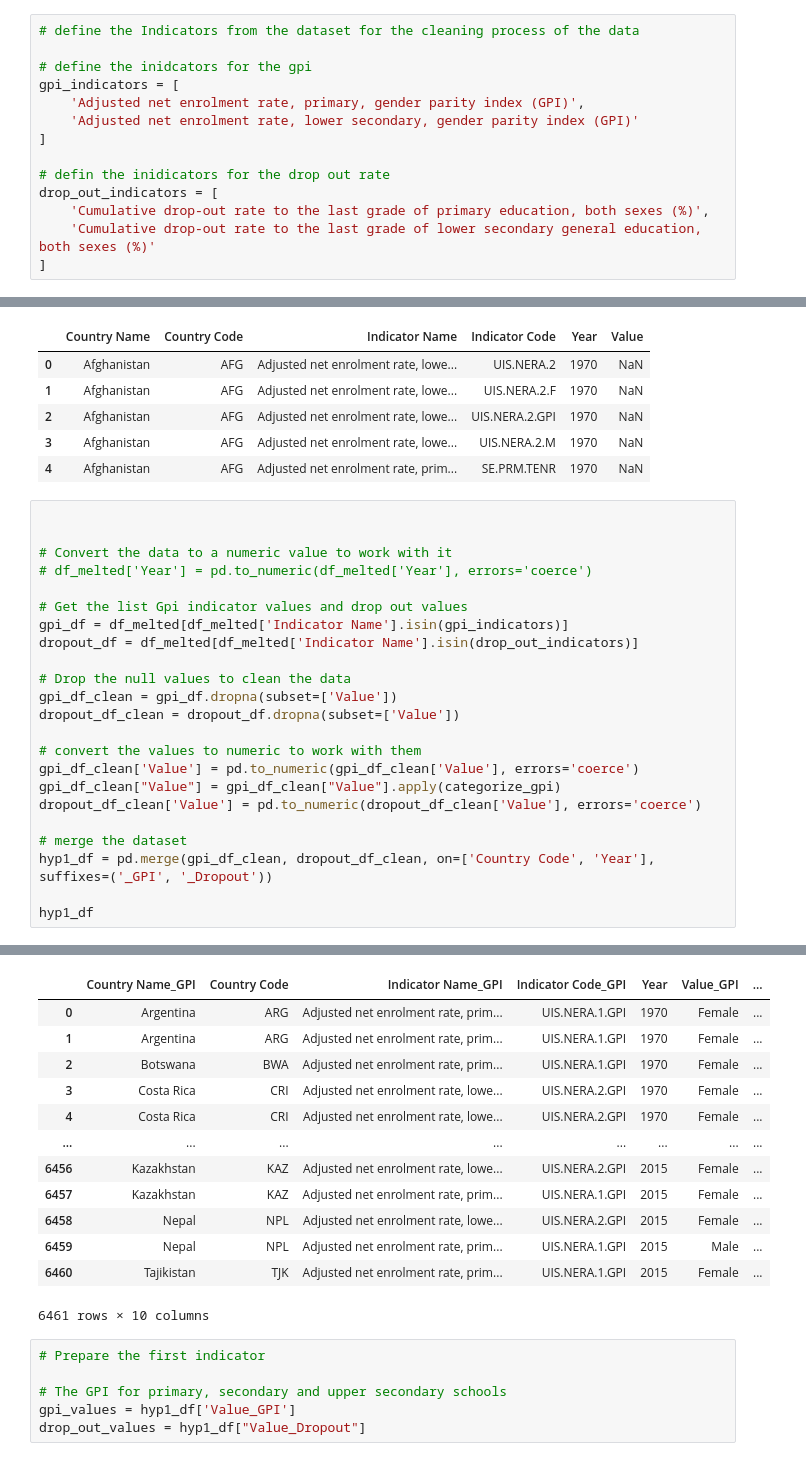
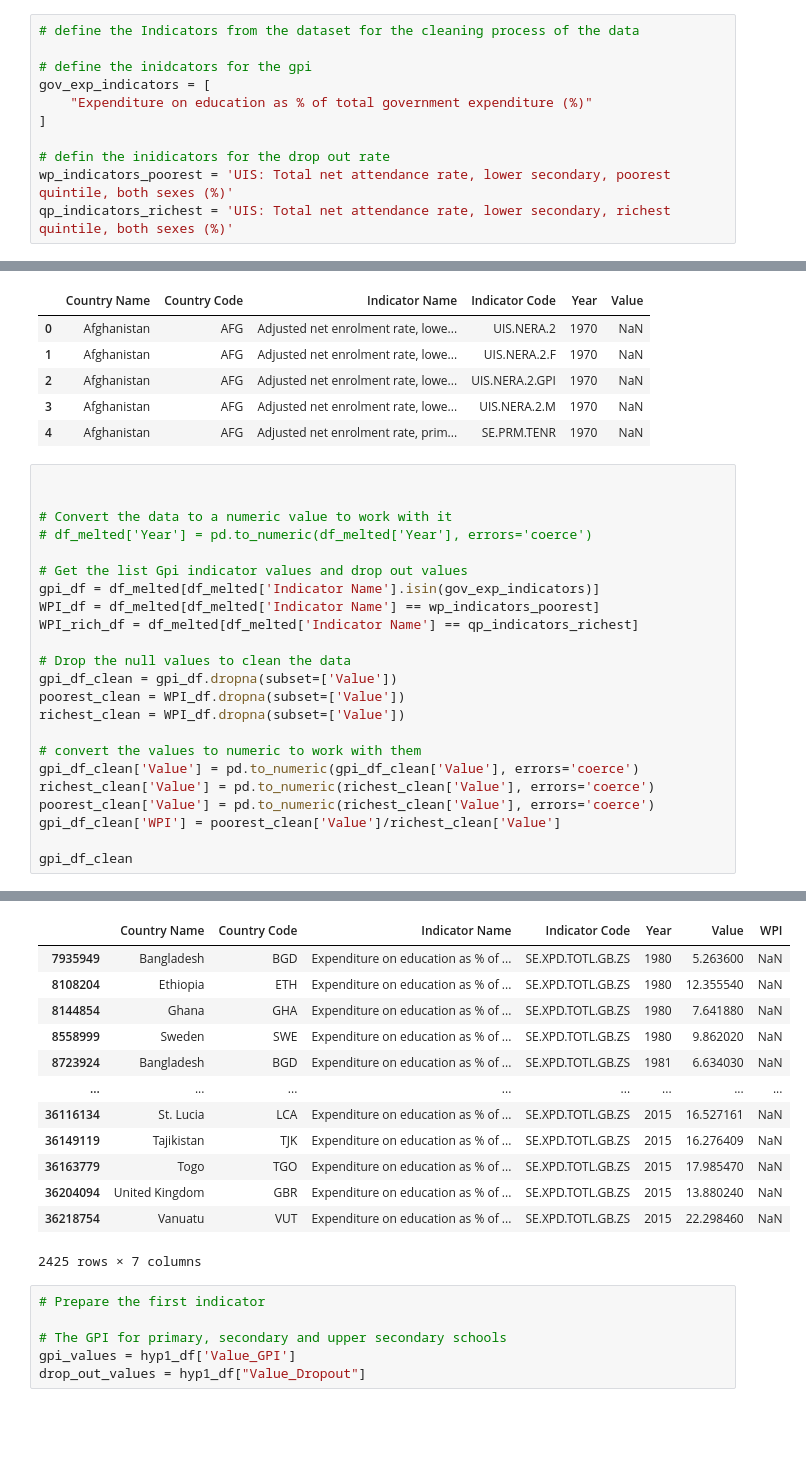
Before and after one commit to CiaranOtter/temp_proj_2, a Jupyter notebook: project2.ipynb, the cells around one changed output, grey strips where cells are left out. Cells and saved outputs as stored; diff of their text form; blank space fills up the shorter version.

```diff
--- a/project2.ipynb
+++ b/project2.ipynb
@@ -104,13 +77,10 @@ hyp1_df.head()
 # define the Indicators from the dataset for the cleaning process of the data
 
 # define the inidcators for the gpi
-gpi_indicators = [
-    'Adjusted net enrolment rate, primary, gender parity index (GPI)',
-    'Adjusted net enrolment rate, lower secondary, gender parity index (GPI)'
+gov_exp_indicators = [
+    "Expenditure on education as % of total government expenditure (%)"
 ]
 
 # defin the inidicators for the drop out rate
-drop_out_indicators = [
-    'Cumulative drop-out rate to the last grade of primary education, both sexes (%)',
-    'Cumulative drop-out rate to the last grade of lower secondary general education, both sexes (%)'
-]
+wp_indicators_poorest = 'UIS: Total net attendance rate, lower secondary, poorest quintile, both sexes (%)'
+qp_indicators_richest = 'UIS: Total net attendance rate, lower secondary, richest quintile, both sexes (%)'
@@ -142,22 +104,22 @@ df_melted.head()
 # df_melted['Year'] = pd.to_numeric(df_melted['Year'], errors='coerce')
 
 # Get the list Gpi indicator values and drop out values
-gpi_df = df_melted[df_melted['Indicator Name'].isin(gpi_indicators)]
-dropout_df = df_melted[df_melted['Indicator Name'].isin(drop_out_indicators)]
+gpi_df = df_melted[df_melted['Indicator Name'].isin(gov_exp_indicators)]
+WPI_df = df_melted[df_melted['Indicator Name'] == wp_indicators_poorest]
+WPI_rich_df = df_melted[df_melted['Indicator Name'] == qp_indicators_richest]
 
 # Drop the null values to clean the data
 gpi_df_clean = gpi_df.dropna(subset=['Value'])
-dropout_df_clean = dropout_df.dropna(subset=['Value'])
+poorest_clean = WPI_df.dropna(subset=['Value'])
+richest_clean = WPI_df.dropna(subset=['Value'])
 
 # convert the values to numeric to work with them
 gpi_df_clean['Value'] = pd.to_numeric(gpi_df_clean['Value'], errors='coerce')
-gpi_df_clean["Value"] = gpi_df_clean["Value"].apply(categorize_gpi)
-dropout_df_clean['Value'] = pd.to_numeric(dropout_df_clean['Value'], errors='coerce')
+richest_clean['Value'] = pd.to_numeric(richest_clean['Value'], errors='coerce')
+poorest_clean['Value'] = pd.to_numeric(richest_clean['Value'], errors='coerce')
+gpi_df_clean['WPI'] = poorest_clean['Value']/richest_clean['Value']
 
-# merge the dataset
-hyp1_df = pd.merge(gpi_df_clean, dropout_df_clean, on=['Country Code', 'Year'], suffixes=('_GPI', '_Dropout'))
-
-hyp1_df
+gpi_df_clean
 # %% [output]
 A value is trying to be set on a copy of a slice from a DataFrame.
 Try using .loc[row_indexer,col_indexer] = value instead
@@ -177,16 +144,16 @@ See the caveats in the documentation: https://pandas.pydata.org/pandas-docs/stab
-|  | Country Name_GPI | Country Code | Indicator Name_GPI | Indicator Code_GPI | Year | Value_GPI | ... |
-| 0 | Argentina | ARG | Adjusted net enrolment rate, prim... | UIS.NERA.1.GPI | 1970 | Female | ... |
-| 1 | Argentina | ARG | Adjusted net enrolment rate, prim... | UIS.NERA.1.GPI | 1970 | Female | ... |
-| 2 | Botswana | BWA | Adjusted net enrolment rate, prim... | UIS.NERA.1.GPI | 1970 | Female | ... |
-| 3 | Costa Rica | CRI | Adjusted net enrolment rate, lowe... | UIS.NERA.2.GPI | 1970 | Female | ... |
-| 4 | Costa Rica | CRI | Adjusted net enrolment rate, lowe... | UIS.NERA.2.GPI | 1970 | Female | ... |
+|  | Country Name | Country Code | Indicator Name | Indicator Code | Year | Value | WPI |
+| 7935949 | Bangladesh | BGD | Expenditure on education as % of ... | SE.XPD.TOTL.GB.ZS | 1980 | 5.263600 | NaN |
+| 8108204 | Ethiopia | ETH | Expenditure on education as % of ... | SE.XPD.TOTL.GB.ZS | 1980 | 12.355540 | NaN |
+| 8144854 | Ghana | GHA | Expenditure on education as % of ... | SE.XPD.TOTL.GB.ZS | 1980 | 7.641880 | NaN |
+| 8558999 | Sweden | SWE | Expenditure on education as % of ... | SE.XPD.TOTL.GB.ZS | 1980 | 9.862020 | NaN |
+| 8723924 | Bangladesh | BGD | Expenditure on education as % of ... | SE.XPD.TOTL.GB.ZS | 1981 | 6.634030 | NaN |
 | ... | ... | ... | ... | ... | ... | ... | ... |
-| 6456 | Kazakhstan | KAZ | Adjusted net enrolment rate, lowe... | UIS.NERA.2.GPI | 2015 | Female | ... |
-| 6457 | Kazakhstan | KAZ | Adjusted net enrolment rate, prim... | UIS.NERA.1.GPI | 2015 | Female | ... |
-| 6458 | Nepal | NPL | Adjusted net enrolment rate, lowe... | UIS.NERA.2.GPI | 2015 | Female | ... |
-| 6459 | Nepal | NPL | Adjusted net enrolment rate, prim... | UIS.NERA.1.GPI | 2015 | Male | ... |
-| 6460 | Tajikistan | TJK | Adjusted net enrolment rate, prim... | UIS.NERA.1.GPI | 2015 | Female | ... |
+| 36116134 | St. Lucia | LCA | Expenditure on education as % of ... | SE.XPD.TOTL.GB.ZS | 2015 | 16.527161 | NaN |
+| 36149119 | Tajikistan | TJK | Expenditure on education as % of ... | SE.XPD.TOTL.GB.ZS | 2015 | 16.276409 | NaN |
+| 36163779 | Togo | TGO | Expenditure on education as % of ... | SE.XPD.TOTL.GB.ZS | 2015 | 17.985470 | NaN |
+| 36204094 | United Kingdom | GBR | Expenditure on education as % of ... | SE.XPD.TOTL.GB.ZS | 2015 | 13.880240 | NaN |
+| 36218754 | Vanuatu | VUT | Expenditure on education as % of ... | SE.XPD.TOTL.GB.ZS | 2015 | 22.298460 | NaN |
-6461 rows × 10 columns
+2425 rows × 7 columns
 # %%
 # Prepare the first indicator
 
```
Also changed, not shown: parts of 5 cells of this notebook.
